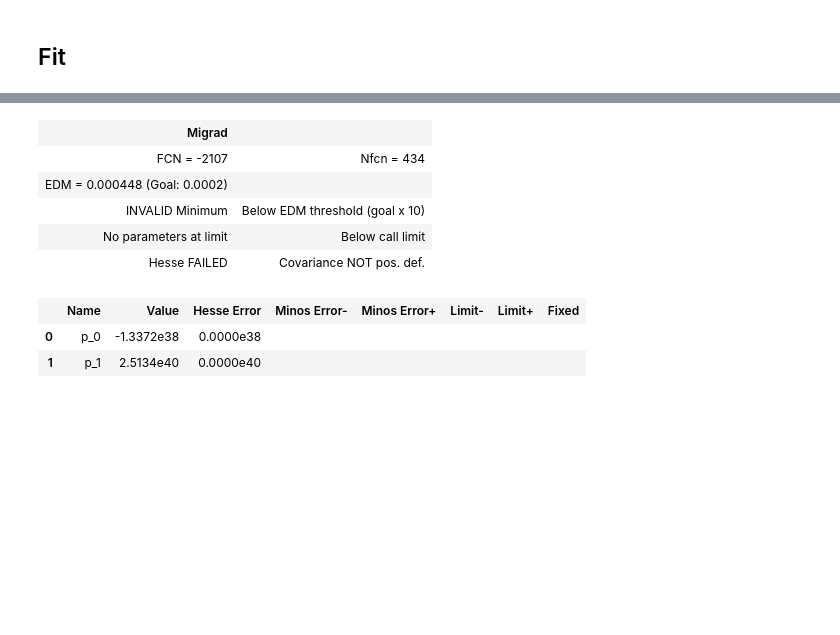
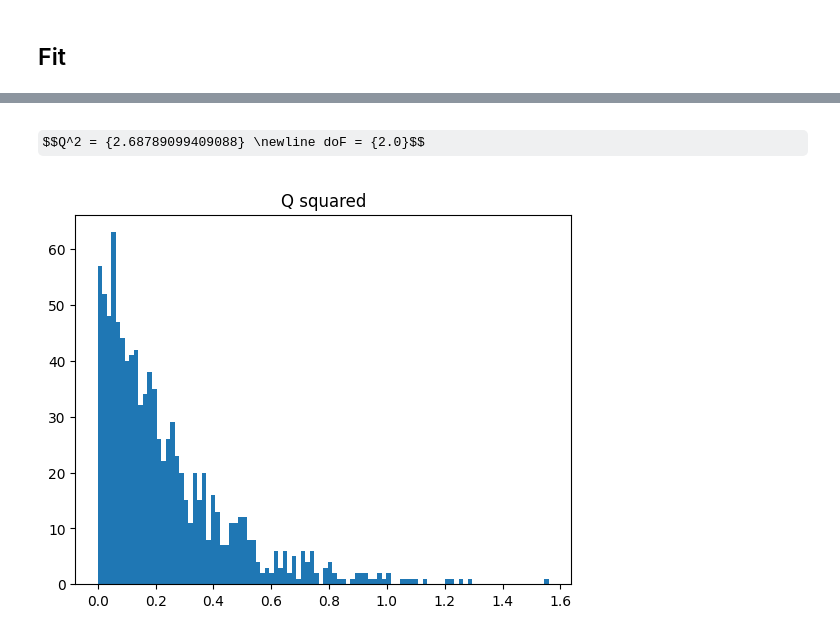
Before and after one commit to Yehan-Edirisinghe/Labo_cal, a Jupyter notebook: temi_esame/---07-2023/esame.ipynb, the cells around one changed output, grey strips where cells are left out. Cells and saved outputs as stored; diff of their text form; code cells hidden in the pictures; some formulas as TeX source; blank space fills up the shorter version.

```diff
--- a/temi_esame/---07-2023/esame.ipynb
+++ b/temi_esame/---07-2023/esame.ipynb
@@ -38,2 +32,9 @@ plt.show()
 # %% [markdown]
 <h2>Fit
+# %%
+def fit(x,y,yerror,p_0,p_1):
+    cost = LeastSquares(x,y,yerror,f)
+    my_minuit = Minuit(cost, p_0=p_0, p_1=p_1)
+    my_minuit.migrad()
+    my_minuit.hesse()
+    return my_minuit
@@ -40,16 +57,30 @@ plt.show()
+# %%
+Latex(f"$$Q^2 = {{{my_minuit.fval}}} \\newline doF = {{{my_minuit.ndof}}}$$")
+# %% [output]
+$$Q^2 = {2.68789099409088} \newline doF = {2.0}$$
 # %%
-cost = UnbinnedNLL(y,f)
-my_minuit = Minuit(cost, p_0=2, p_1=3)
-my_minuit.migrad()
-my_minuit.hesse()
-display(my_minuit)
+def fit_likelihood(y,p_0,p_1):
+    cost = UnbinnedNLL(y,f)
+    my_minuit = Minuit(cost, p_0=2, p_1=3)
+    my_minuit.migrad()
+    my_minuit.hesse()
+    # display(my_minuit)
+    return my_minuit
-# %% [output]
-| Migrad |  |
-| FCN = -2107 | Nfcn = 434 |
-| EDM = 0.000448 (Goal: 0.0002) |  |
-| INVALID Minimum | Below EDM threshold (goal x 10) |
-| No parameters at limit | Below call limit |
-| Hesse FAILED | Covariance NOT pos. def. |
-|  | Name | Value | Hesse Error | Minos Error- | Minos Error+ | Limit- | Limit+ | Fixed |
-| 0 | p_0 | -1.3372e38 | 0.0000e38 |  |  |  |  |  |
-| 1 | p_1 | 2.5134e40 | 0.0000e40 |  |  |  |  |  |
+# %%
+def toy(x,N):
+    q_s = []
+    for i in range(N):
+        y = gen_data(x,mu=0,sigma=0.1)
+        Q = fit(x,y,0.3,2,3).fval
+        # p = fit(x,y,0.3,2,3).
+
+        q_s.append(Q)
+    return q_s
+# %%
+data = toy(x,1000)
+# %%
+plt.hist(data,bins=100)
+plt.title("Q squared")
+plt.show()
+# %% [output]
+[figure, added]
```
Also changed, not shown: parts of 6 cells of this notebook, 3 other files.
